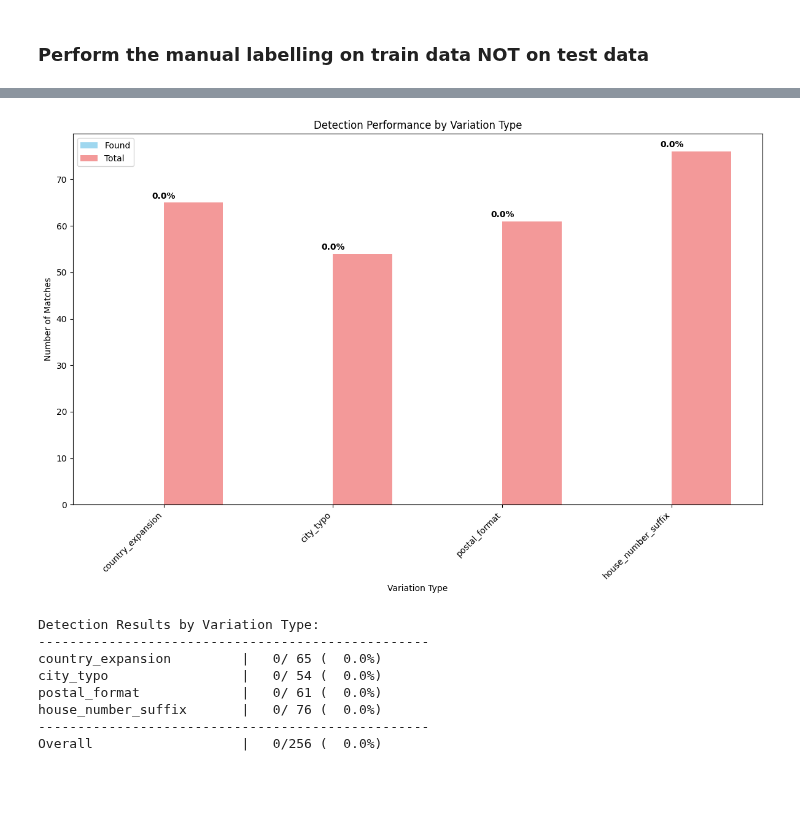
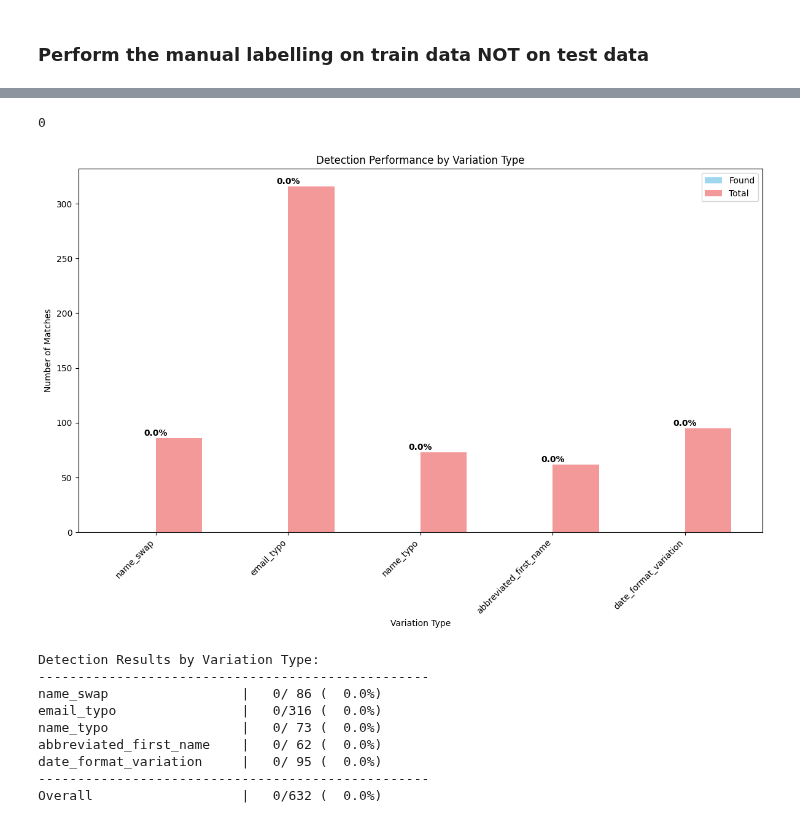
Before and after one commit to Timszy/entity-deduplication-hack-main, a Jupyter notebook: Run_dedupe.ipynb, the cells around one changed output, grey strips where cells are left out. Saved outputs shown, nothing was run; the diff lists cells and outputs as text; code cells hidden in the pictures; blank space fills up the shorter version.

```diff
--- a/Run_dedupe.ipynb
+++ b/Run_dedupe.ipynb
@@ -368,9 +341,6 @@ def filter_entity(d, entity_type):
     search_str = f"/{entity_type}/"
     return {k: v for k, v in d.items() if search_str in k}
 
-person_dict1 = filter_entity(dict1, "Person")
-person_dict2 = filter_entity(dict2, "Person")
+person_dict1 = filter_entity(dict_main, "Person")
+person_dict2 = filter_entity(dict_low, "Person")
 train_person_dict1 = filter_entity(train_dict, "Person")
-address_dict1 = filter_entity(dict1, "Address")
-address_dict2 = filter_entity(dict2, "Address")
-train_address_dict1 = filter_entity(train_dict, "Address")
@@ -473,15 +482,15 @@ Sample record from train_dict:
 # %%
 training_data = {
-    "match": Amatches,
-    "distinct": ADistinct
+    "match": matches,
+    "distinct": distinct
 }
 
-linker = dedupe.RecordLink(ENTITY_FIELDS_dedup['PostalAddress'])
+linker = dedupe.RecordLink(ENTITY_FIELDS_dedup['Person'])
 linker.mark_pairs(training_data)
-linker.prepare_training(address_dict1, train_address_dict1, sample_size=400)
+linker.prepare_training(person_dict1, train_person_dict1, sample_size=400)
 linker.train()
 # %%
-links = linker.join(address_dict1, address_dict2, threshold=0.5)
+links = linker.join(person_dict1, person_dict2, threshold=0.5)
 #list(links)
 # %%
 list(links)
@@ -516,20 +545,8 @@ extracted_pairs
 
 golden_pairs = set(
     (a.rsplit('/', 1)[-1], b.rsplit('/', 1)[-1])
-    for a, b in test_GT_Address
+    for a, b in test_GT_Person
 )
 
 
-# Compare golden_pairs and extracted_pairs
-true_positives = golden_pairs & extracted_pairs
-false_positives = extracted_pairs - golden_pairs
-false_negatives = golden_pairs - extracted_pairs
-
-print(f"True Positives: {len(true_positives)}")
-print(f"False Positives: {len(false_positives)}")
-print(f"False Negatives: {len(false_negatives)}")
-
-# Optional: print some examples
-print("\nSample True Positives:", list(true_positives)[:5])
-print("\nSample False Positives:", list(false_positives)[:5])
-print("\nSample False Negatives:", list(false_negatives)[:5])
+found = extracted_pairs & golden_pairs
@@ -699,9 +553,13 @@ extracted_pairs
+# %%
+found
+# %% [output]
+0
 # %%
 import pandas as pd
 import matplotlib.pyplot as plt
 
 # Load the golden standard data
-golden_standard = pd.read_csv('data/prog_data/updated_golden_standard_duplicates2.csv')
+golden_standard = pd.read_csv('data/test_golden_standard_low_updated.csv')
 
 # Replace entity types to match your test data format
 golden_standard['entity_type'] = golden_standard['entity_type'].replace({
@@ -734,8 +592,8 @@ for pair in found:
 
 # Calculate totals for each variation type
 variation_totals = {}
-for var_type in address_variations['variation_type'].unique():
-    variation_totals[var_type] = len(address_variations[address_variations['variation_type'] == var_type])
+for var_type in person_variations['variation_type'].unique():
+    variation_totals[var_type] = len(person_variations[person_variations['variation_type'] == var_type])
 
 # Prepare data for plotting
 variation_types = list(variation_totals.keys())
@@ -755,39 +613,40 @@ bars2 = ax.bar([i + width/2 for i in x], total_counts, width, label='Total', alp
 for i, (found, total) in enumerate(zip(found_counts, total_counts)):
     percentage = (found / total * 100) if total > 0 else 0
     ax.text(i, max(found, total) + 0.5, f'{percentage:.1f}%',
             ha='center', va='bottom', fontweight='bold')
 
 ax.set_xlabel('Variation Type')
 ax.set_ylabel('Number of Matches')
 ax.set_title('Detection Performance by Variation Type')
 ax.set_xticks(x)
 ax.set_xticklabels(variation_types, rotation=45, ha='right')
 ax.legend()
 
 plt.tight_layout()
 plt.show()
 
 # Print detailed results
 print("Detection Results by Variation Type:")
 print("-" * 50)
 for var_type in variation_types:
     found_count = found_with_variation.get(var_type, 0)
     total_count = variation_totals[var_type]
     percentage = (found_count / total_count * 100) if total_count > 0 else 0
     print(f"{var_type:25} | {found_count:3d}/{total_count:3d} ({percentage:5.1f}%)")
 
 print("-" * 50)
 total_found = sum(found_counts)
 total_possible = sum(total_counts)
 overall_percentage = (total_found / total_possible * 100) if total_possible > 0 else 0
 print(f"{'Overall':25} | {total_found:3d}/{total_possible:3d} ({overall_percentage:5.1f}%)")
 # %% [output]
-[figure, old version]
+[figure, new version]
 Detection Results by Variation Type:
 --------------------------------------------------
-country_expansion         |   0/ 65 (  0.0%)
-city_typo                 |   0/ 54 (  0.0%)
-postal_format             |   0/ 61 (  0.0%)
-house_number_suffix       |   0/ 76 (  0.0%)
+name_swap                 |   0/ 86 (  0.0%)
+email_typo                |   0/316 (  0.0%)
+name_typo                 |   0/ 73 (  0.0%)
+abbreviated_first_name    |   0/ 62 (  0.0%)
+date_format_variation     |   0/ 95 (  0.0%)
 --------------------------------------------------
-Overall                   |   0/256 (  0.0%)
+Overall                   |   0/632 (  0.0%)
```
Also changed, not shown: parts of 23 cells of this notebook, 28 other files.
